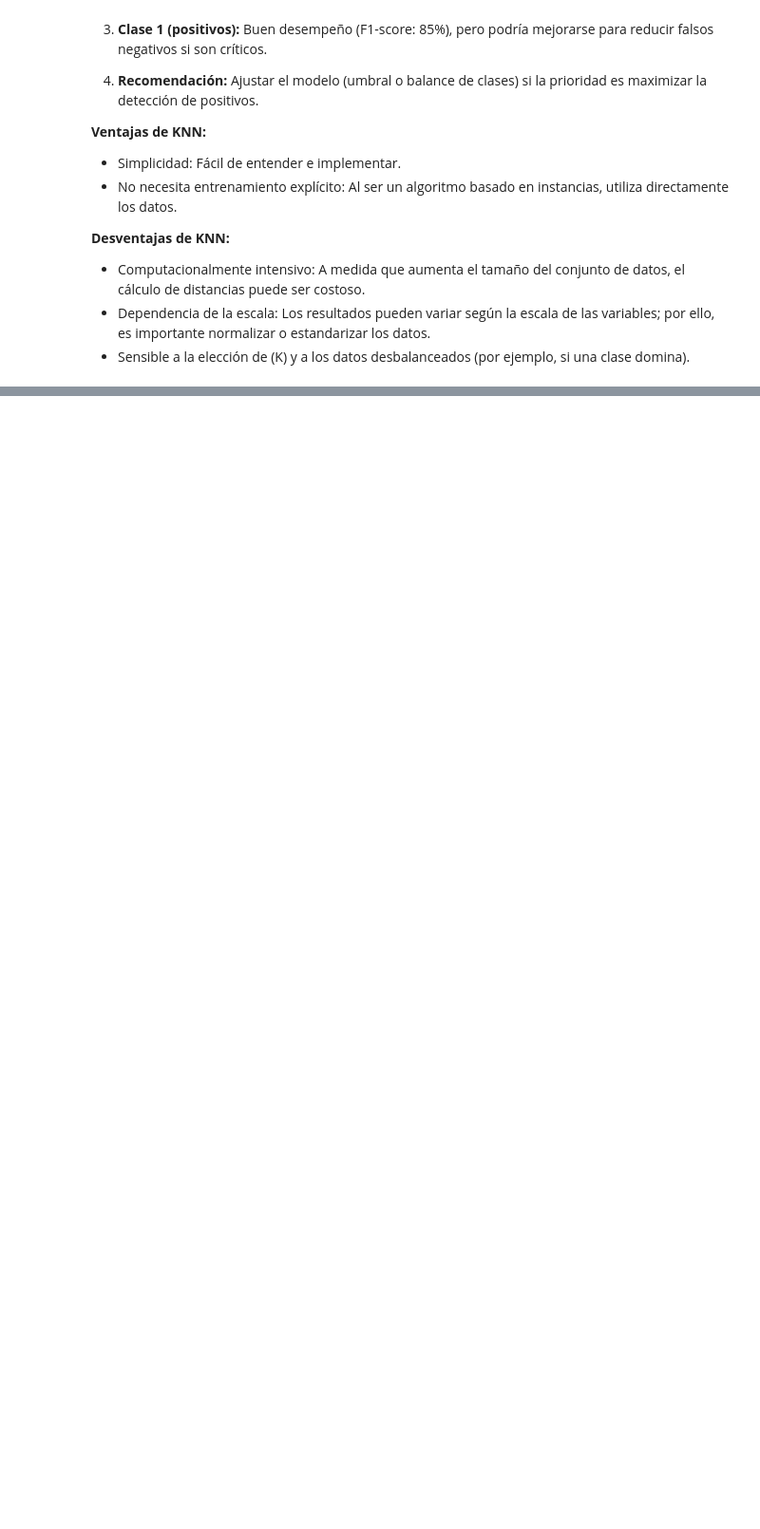
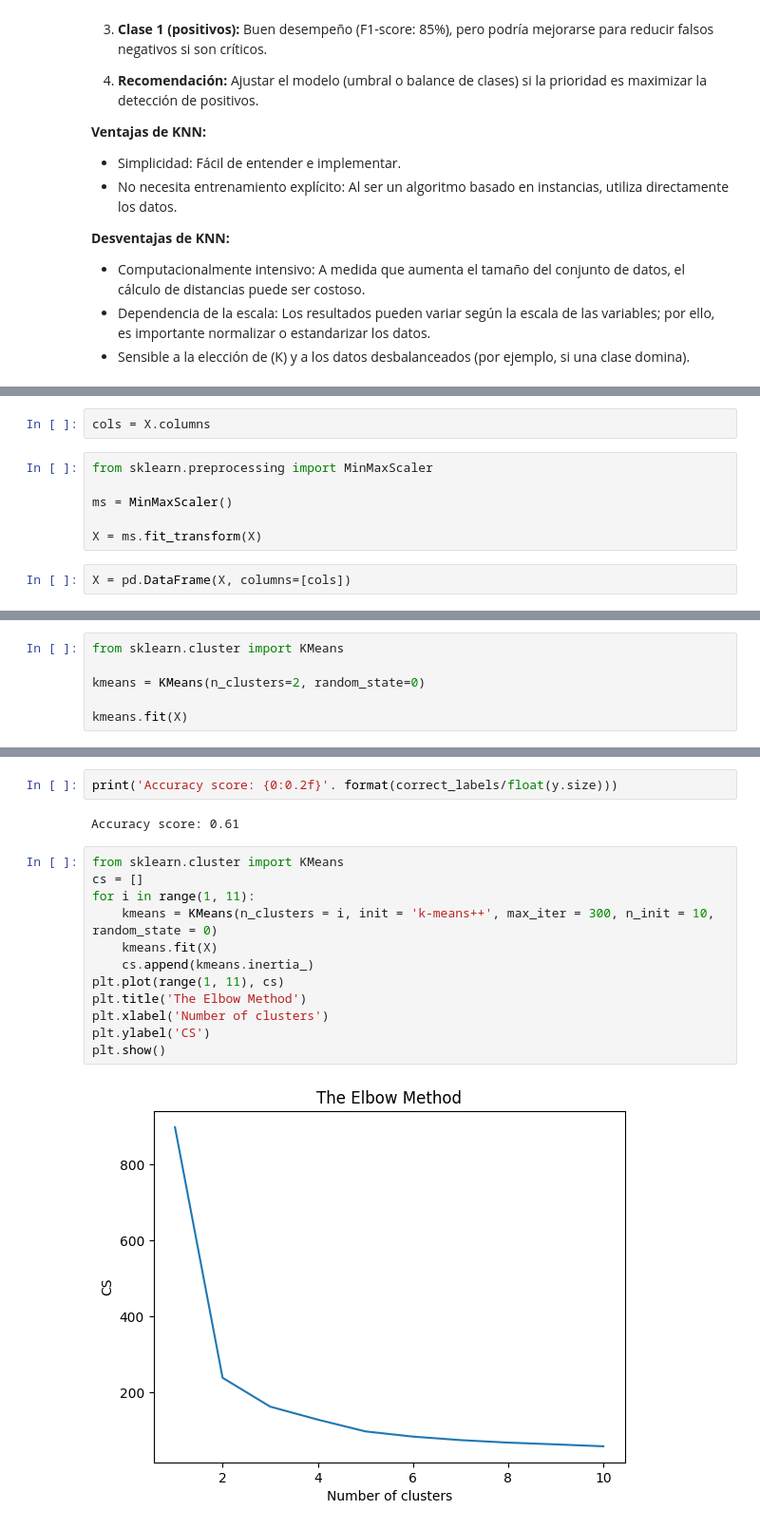
Before and after one commit to Feru34/Modelos_Toronbolo, a Jupyter notebook: k_Nearest_Neighbor_and_Clustering_k_Means.ipynb, the cells around one changed output, grey strips where cells are left out. Shown: that part at 95% size. Cells and saved outputs as stored; diff of their text form; blank space fills up the shorter version.

```diff
--- a/k_Nearest_Neighbor_and_Clustering_k_Means.ipynb
+++ b/k_Nearest_Neighbor_and_Clustering_k_Means.ipynb
@@ -288,0 +492,10 @@ plt.show()
+# %%
+cols = X.columns
+# %%
+from sklearn.preprocessing import MinMaxScaler
+
+ms = MinMaxScaler()
+
+X = ms.fit_transform(X)
+# %%
+X = pd.DataFrame(X, columns=[cols])
@@ -288,0 +513,6 @@ plt.show()
+# %%
+from sklearn.cluster import KMeans
+
+kmeans = KMeans(n_clusters=2, random_state=0)
+
+kmeans.fit(X)
@@ -288,0 +545,18 @@ plt.show()
+# %%
+print('Accuracy score: {0:0.2f}'. format(correct_labels/float(y.size)))
+# %% [output]
+Accuracy score: 0.61
+# %%
+from sklearn.cluster import KMeans
+cs = []
+for i in range(1, 11):
+    kmeans = KMeans(n_clusters = i, init = 'k-means++', max_iter = 300, n_init = 10, random_state = 0)
+    kmeans.fit(X)
+    cs.append(kmeans.inertia_)
+plt.plot(range(1, 11), cs)
+plt.title('The Elbow Method')
+plt.xlabel('Number of clusters')
+plt.ylabel('CS')
+plt.show()
+# %% [output]
+[figure, added]
```
Also changed, not shown: parts of 36 cells of this notebook.
